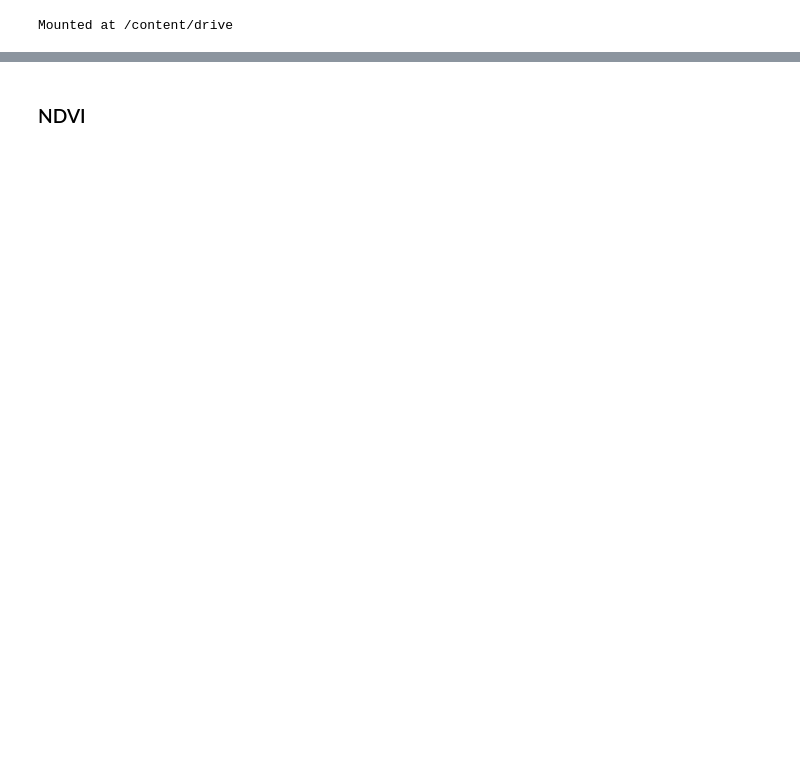
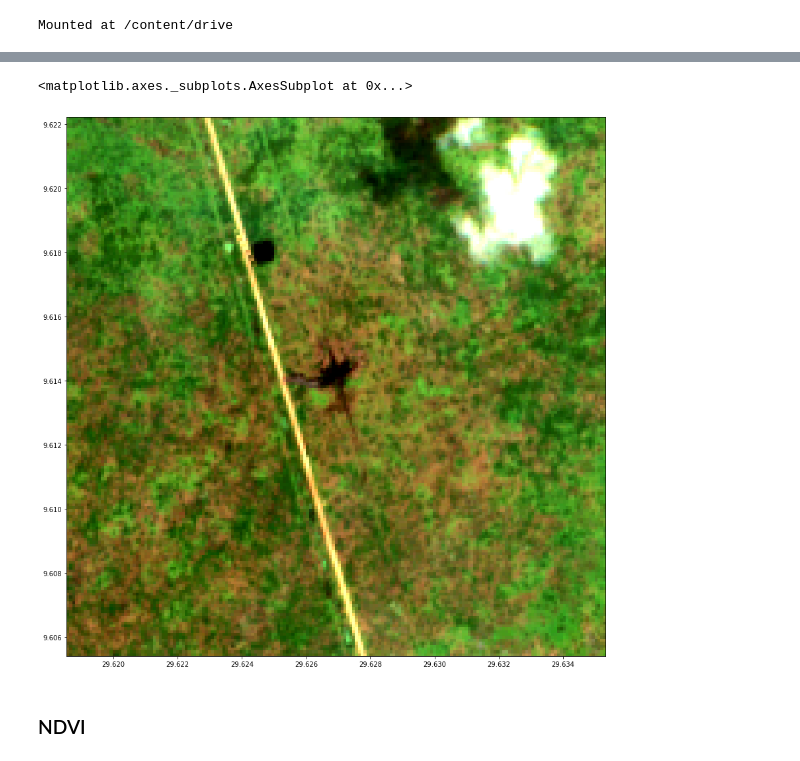
Before and after one commit to marches/pipeline-spill-detection, a Jupyter notebook: notebooks/Spectral Indices EDA.ipynb, the cells around one changed output, grey strips where cells are left out. Drawn from its saved outputs; the diff is of its cells as text; code cells hidden in the pictures; blank space fills up the shorter version.

```diff
--- a/notebooks/Spectral Indices EDA.ipynb
+++ b/notebooks/Spectral Indices EDA.ipynb
@@ -24,2 +67,10 @@ Mounted at /content/drive
+# %%
+f,ax = plt.subplots(figsize=(15,15))
+
+image = rasterio.open(s1a_tif)
+showRasterio(image.read(), ax = ax, transform=image.transform)
+# %% [output]
+<matplotlib.axes._subplots.AxesSubplot at 0x...>
+[figure, added]
 # %% [markdown]
 ### NDVI
```
Also changed, not shown: parts of 19 cells of this notebook.
